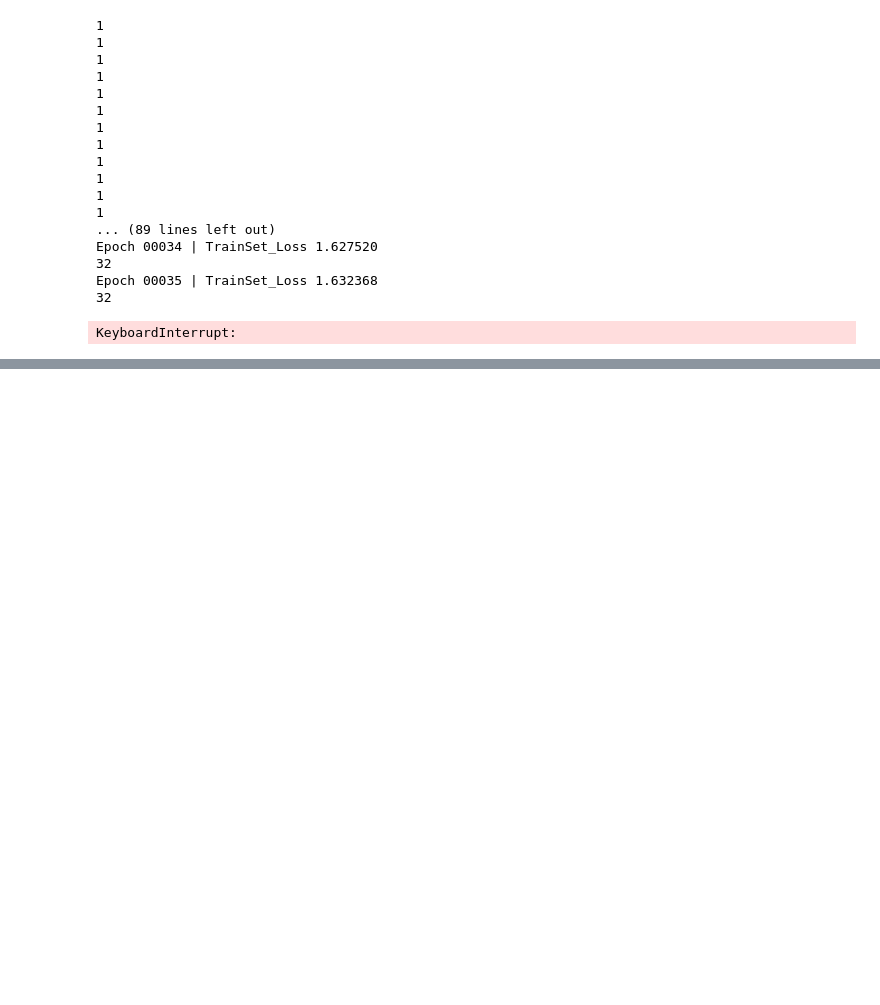
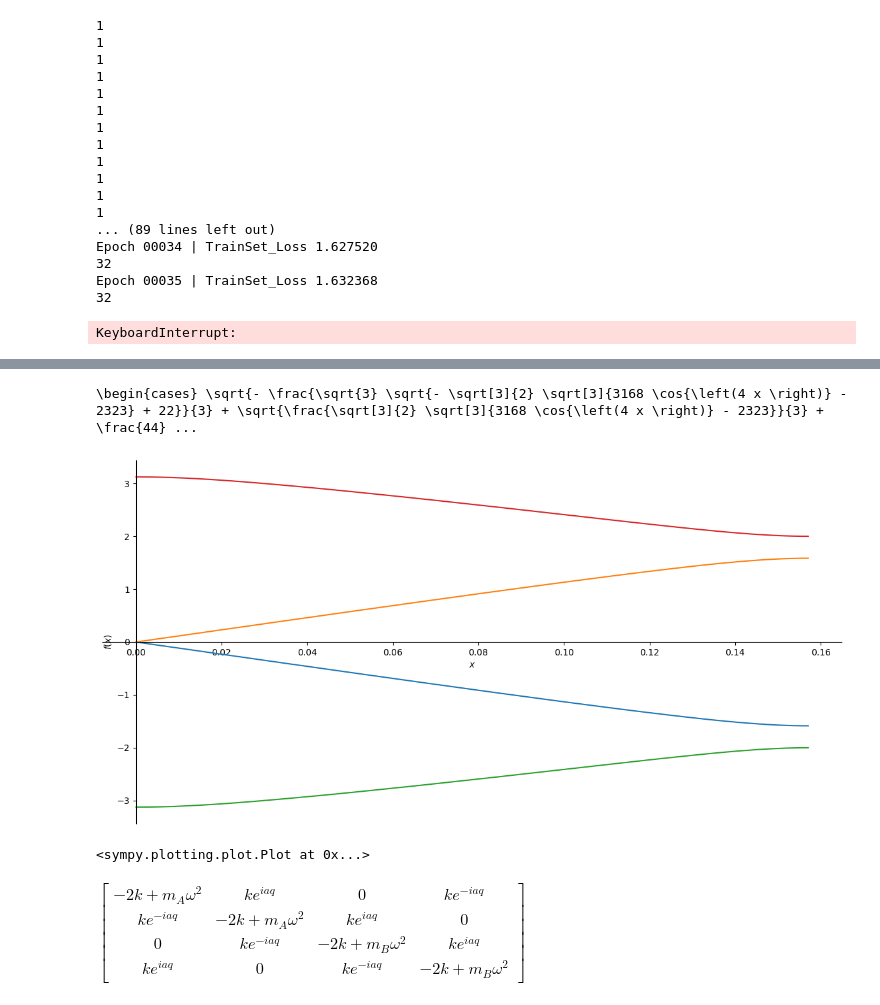
Before and after one commit to pigz2538/tbmodel, a Jupyter notebook: test.ipynb, the cells around one changed output, grey strips where cells are left out. Saved outputs shown, nothing was run; the diff lists cells and outputs as text; code cells hidden in the pictures; blank space fills up the shorter version.

```diff
--- a/test.ipynb
+++ b/test.ipynb
@@ -515,0 +551,20 @@ plt.show()
+# %%
+ma, mb = 2, 1
+
+a1, a2, b1, b2 = 4, 5, 6, 7
+
+a = 5
+
+k = 8
+# %%
+from sympy import symbols, Eq, exp, solve, I, latex, sin, cos
+
+# 定义符号
+y, x = symbols('y x')
+
+# 定义方程
+equation = Eq((ma*y**2-2*k)**2 * (mb*y**2-2*k)**2+k**4*(2-2*cos(4*x*a)), k**2*(ma*y**2+mb*y**2-4*k)**2)
+
+# 解方程
+result = solve(equation, y)
+result[0]
@@ -515,0 +573,10 @@ plt.show()
+# %%
+print(latex(result[3]))
+# %% [output]
+\begin{cases} \sqrt{- \frac{\sqrt{3} \sqrt{- \sqrt[3]{2} \sqrt[3]{3168 \cos{\left(4 x \right)} - 2323} + 22}}{3} + \sqrt{\frac{\sqrt[3]{2} \sqrt[3]{3168 \cos{\left(4 x \right)} - 2323}}{3} + \frac{44} ...
+# %%
+from sympy.plotting import plot
+plot(result[0], result[1], result[2], result[3], (x, 0, np.pi/(4*a)))
+# %% [output]
+[figure, added]
+<sympy.plotting.plot.Plot at 0x...>
@@ -515,0 +587,8 @@ plt.show()
+# %%
+M = Matrix([[ma*y**2-2*k, k*exp(I*x*a), 0, k*exp(-I*x*a)],
+            [k*exp(-I*x*a), ma*y**2-2*k, k*exp(I*x*a), 0],
+            [0, k*exp(-I*x*a), mb*y**2-2*k, k*exp(I*x*a)],
+            [k*exp(I*x*a), 0, k*exp(-I*x*a), mb*y**2-2*k]])
+M
+# %% [output]
+$\displaystyle \left[\begin{matrix}- 2 k + m_{A} \omega^{2} & k e^{i a q} & 0 & k e^{- i a q}\\k e^{- i a q} & - 2 k + m_{A} \omega^{2} & k e^{i a q} & 0\\0 & k e^{- i a q} & - 2 k + m_{B} \omega^{2} & k e^{i a q}\\k e^{i a q} & 0 & k e^{- i a q} & - 2 k + m_{B} \omega^{2}\end{matrix}\right]$
```
Also changed, not shown: parts of 15 cells of this notebook, 4 other files.
